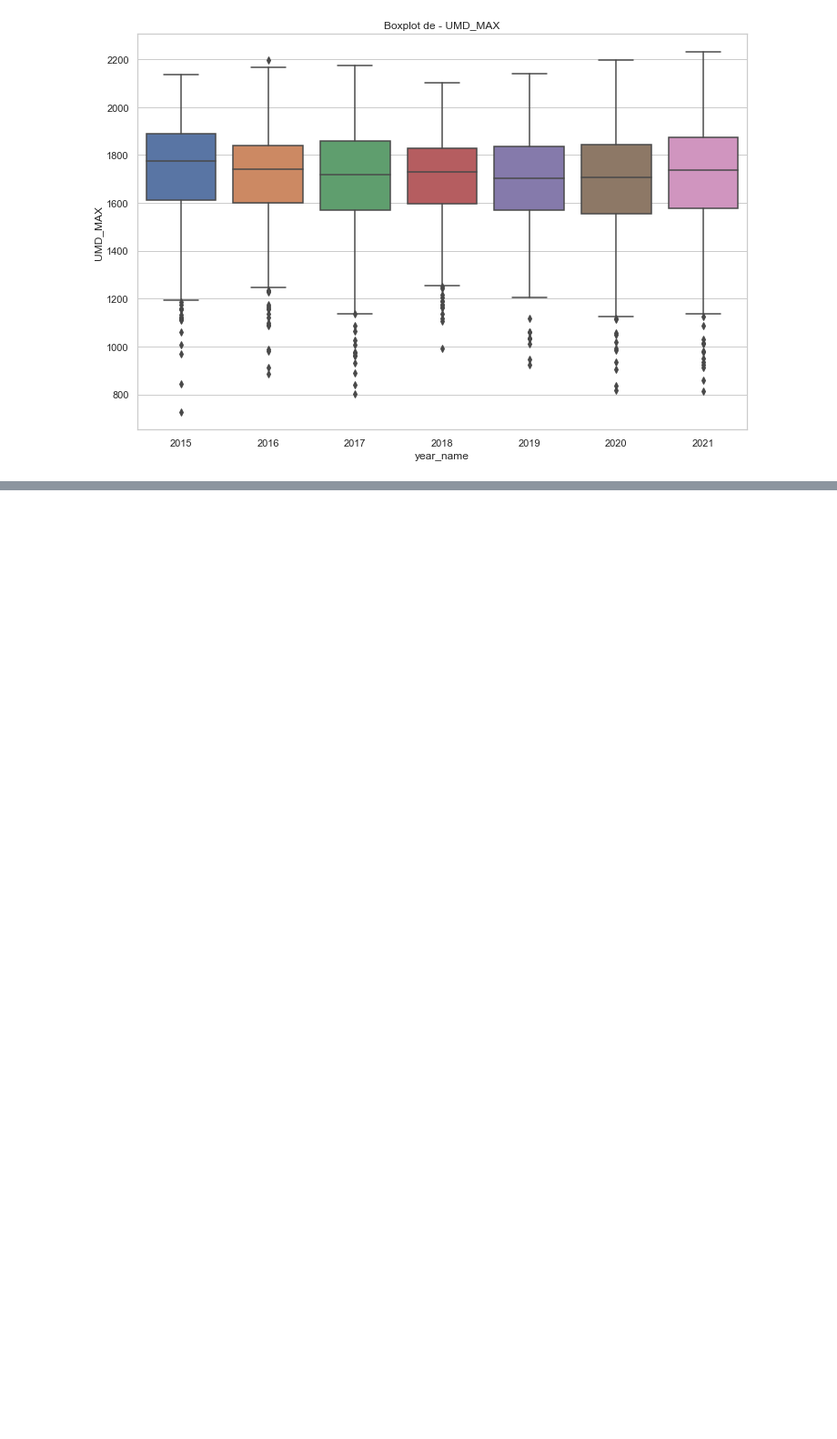
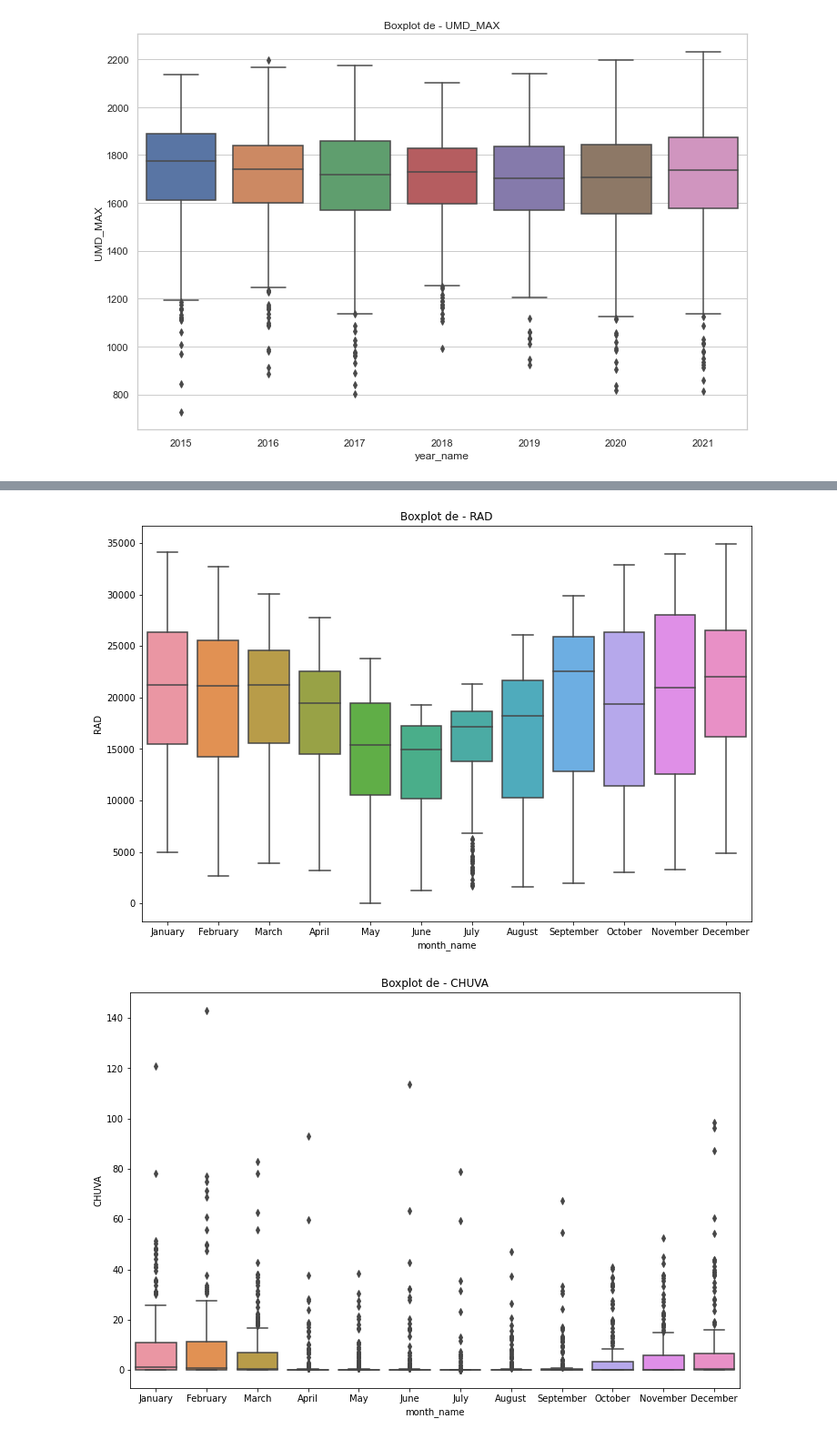
Before and after one commit to ThaliSug/Projeto_DH, a Jupyter notebook: 3. EDA.ipynb, the cells around one changed output, grey strips where cells are left out. Shown: that part at 91% size. Cells and saved outputs as stored; diff of their text form; code cells hidden in the pictures; blank space fills up the shorter version.

```diff
--- a/3. EDA.ipynb
+++ b/3. EDA.ipynb
@@ -93,0 +100,11 @@ EDA_boxplot(df, cols)
+# %%
+cols=['RAD', 'CHUVA', 'UMD_MAX']
+ts=df[['DT_MEDICAO','RAD','UMD_MAX','CHUVA']]
+ts=ts.groupby('DT_MEDICAO')['RAD','UMD_MAX','CHUVA'].sum()
+ts['month_name'] = ts.index.month_name()
+for col in cols:
+    fig, ax = plt.subplots(figsize = (12, 8))
+    sns.boxplot(y = ts[col], x = ts['month_name'], ax = ax).set_title(f'Boxplot de - {col}')
+# %% [output]
+[figure, added]
+[figure, added]
```
Also changed, not shown: parts of 14 cells of this notebook, 1 other file.
